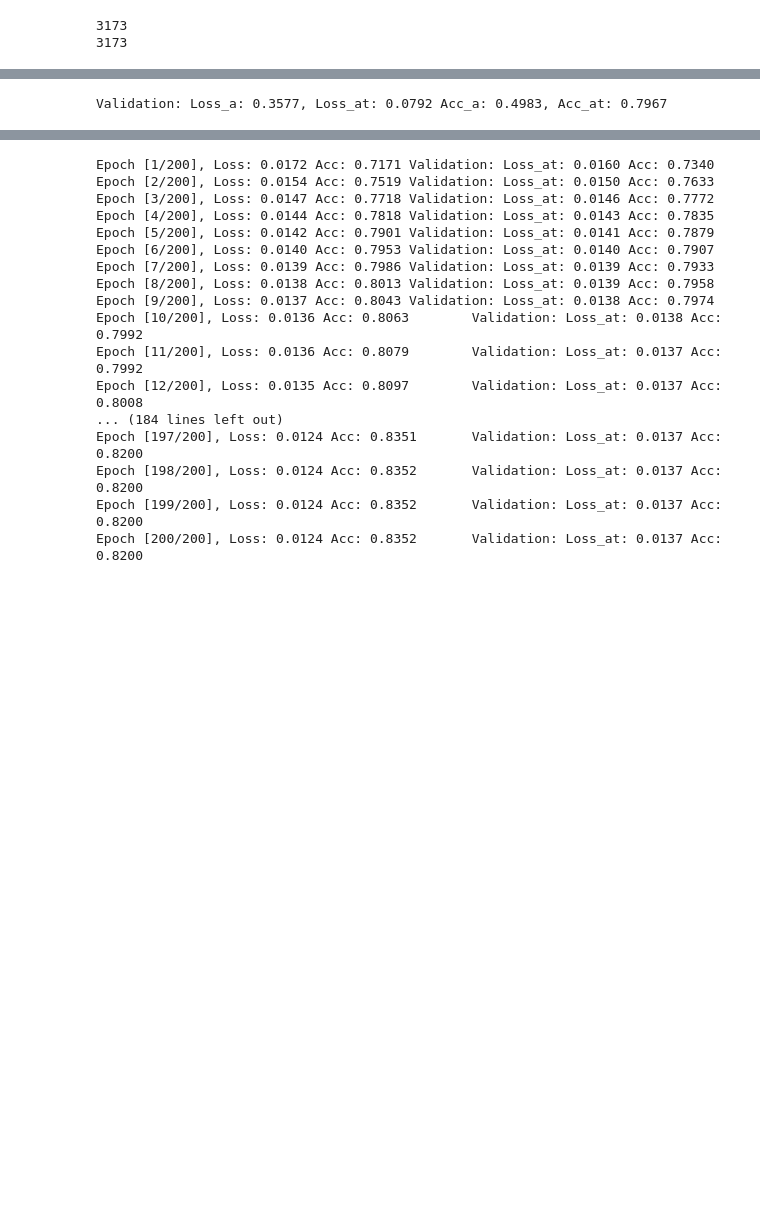
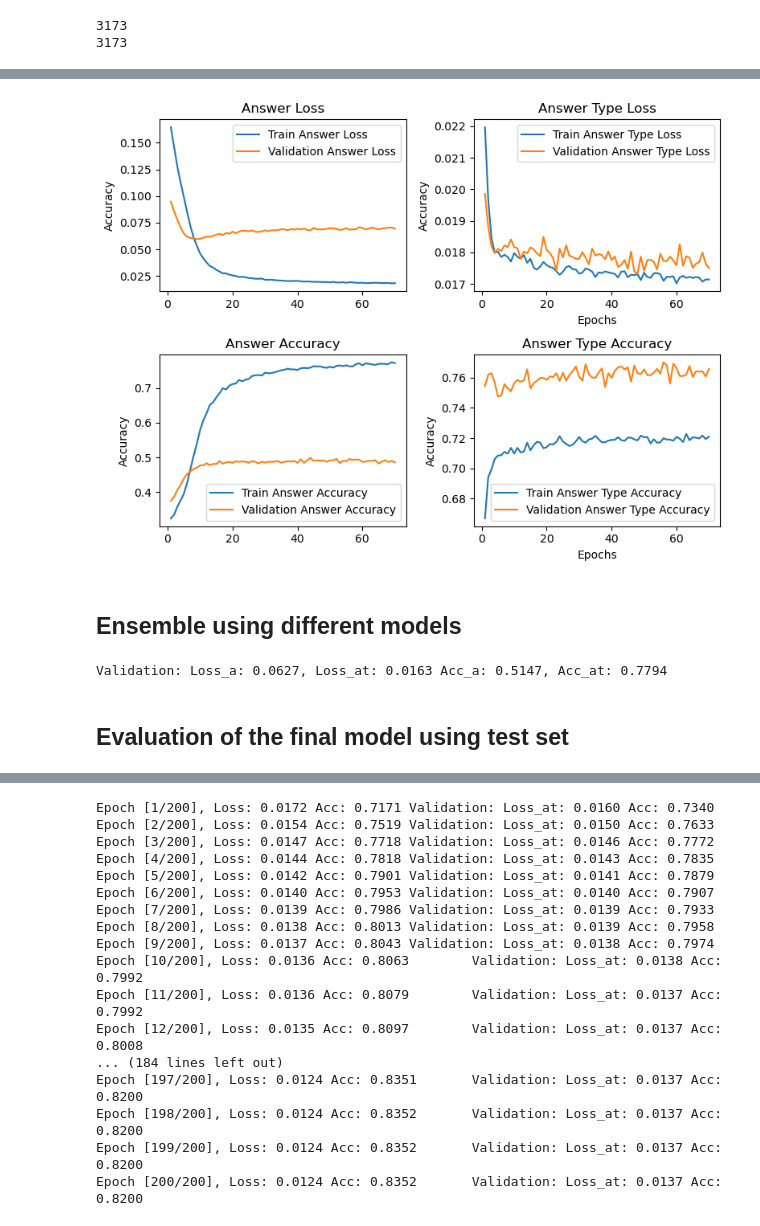
Before and after one commit to mawhab/Visual-Question-Answering, a Jupyter notebook: VQA.ipynb, the cells around one changed output, grey strips where cells are left out. Cells and saved outputs as stored; diff of their text form; code cells hidden in the pictures; blank space fills up the shorter version.

```diff
--- a/VQA.ipynb
+++ b/VQA.ipynb
@@ -625,0 +721,6 @@ val_set = DataLoader(VQADataset(X_val, y_val, ensemble=True), batch_size=32)
+# %%
+# Instantiate the model
+model = VQA_Network(num_classes, vocab_size, hidden_dim, embedding_dim[3]).to(device)
+
+train_val_plot(num_epochs, model, train_set, val_set, 3, save='/kaggle/working/'+ ms[3]+'.pt')
+# %% [output]
@@ -626,36 +744,42 @@ val_set = DataLoader(VQADataset(X_val, y_val, ensemble=True), batch_size=32)
+[figure, added]
+# %% [markdown]
+## Ensemble using different models
 # %%
-num_classes = 4
-vocab_size = 4856
-hidden_dim = 512
-embedding_dim1 = 768*2
-embedding_dim2 = 1024*2
-highest_acc = -1
 val_acc_a = 0
 val_acc_at = 0
+val_running_loss_a = 0
+val_running_loss_at = 0
+num_models = 4
 
+criterion = nn.CrossEntropyLoss()
 
 # Instantiate the model
-model1 = VQA_Network(num_classes, vocab_size, hidden_dim, embedding_dim1).to(device)
-model1.load_state_dict(torch.load('/kaggle/working/model_1.pt'))
-model2 = VQA_Network(num_classes, vocab_size, hidden_dim, embedding_dim2).to(device)
-model2.load_state_dict(torch.load('/kaggle/working/model_2.pt'))
+models = []
+for i in range(num_models):
+    model = VQA_Network(num_classes, vocab_size, hidden_dim, embedding_dim[i]).to(device)
+    model.load_state_dict(torch.load('/kaggle/working/'+ms[i]+'.pt'))
+    models.append(model)
 
 with torch.no_grad():
-    model1.eval()
-    model2.eval()
-    for xs1, xs2, atypeset, answerset in val_set:
+    [model.eval() for model in models]
+    for xs, labels in val_set:
         # Move data to the device
-        xs1, xs2 = xs1.to(device), xs2.to(device)
-        atypeset = atypeset.to(device)
-        answerset = answerset.to(device)
+        for x_i in xs:
+            x_i = x_i.to(device)
+        atypeset, answerset = labels
+        atypeset = torch.Tensor(atypeset).float().to(device)
+        answerset = torch.Tensor(answerset).float().to(device)
 
         # Forward pass
-        answers1, atypes1 = model1(xs1)
-        answers2, atypes2 = model2(xs2)
-        answers = answers1+answers2
-        atypes = atypes1+atypes2
-        # print(xs.size())
-        # print(labelset.size())
+        answers = torch.zeros(answerset.size()[0], vocab_size).to(device)
+        atypes = torch.zeros(atypeset.size()[0], num_classes).to(device)
+        for model, x_i in zip(models, xs):
+            answers1, atypes1 = model(x_i)
+            answers += answers1
+            atypes += atypes1
+        answers = answers/num_models
+        atypes = atypes/num_models
+
         # Compute loss
         answer_loss = criterion(answers, answerset)
 
@@ -679,4 +803,6 @@ with torch.no_grad():
     print(f"Validation: Loss_a: {val_average_loss_a:.4f}, Loss_at: {val_average_loss_at:.4f}", end=' ')
     print(f"Acc_a: {val_acc_a:.4f}, Acc_at: {val_acc_at:.4f}")
 # %% [output]
-Validation: Loss_a: 0.3577, Loss_at: 0.0792 Acc_a: 0.4983, Acc_at: 0.7967
+Validation: Loss_a: 0.0627, Loss_at: 0.0163 Acc_a: 0.5147, Acc_at: 0.7794
+# %% [markdown]
+## Evaluation of the final model using test set
```
Also changed, not shown: parts of 47 cells of this notebook.
